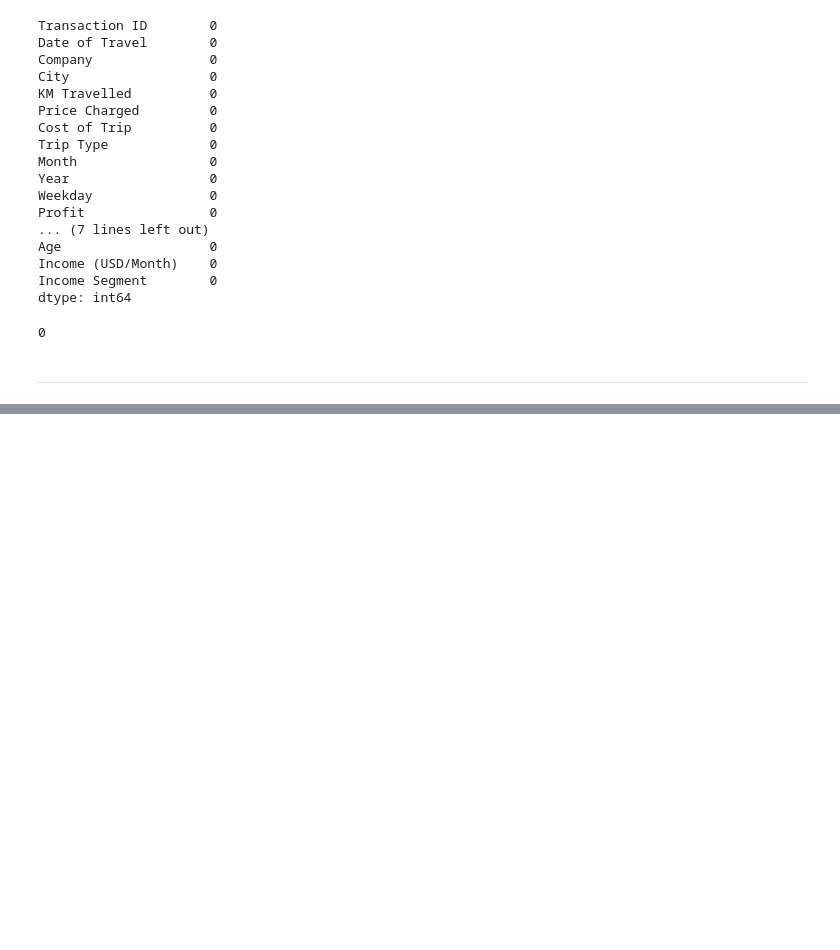
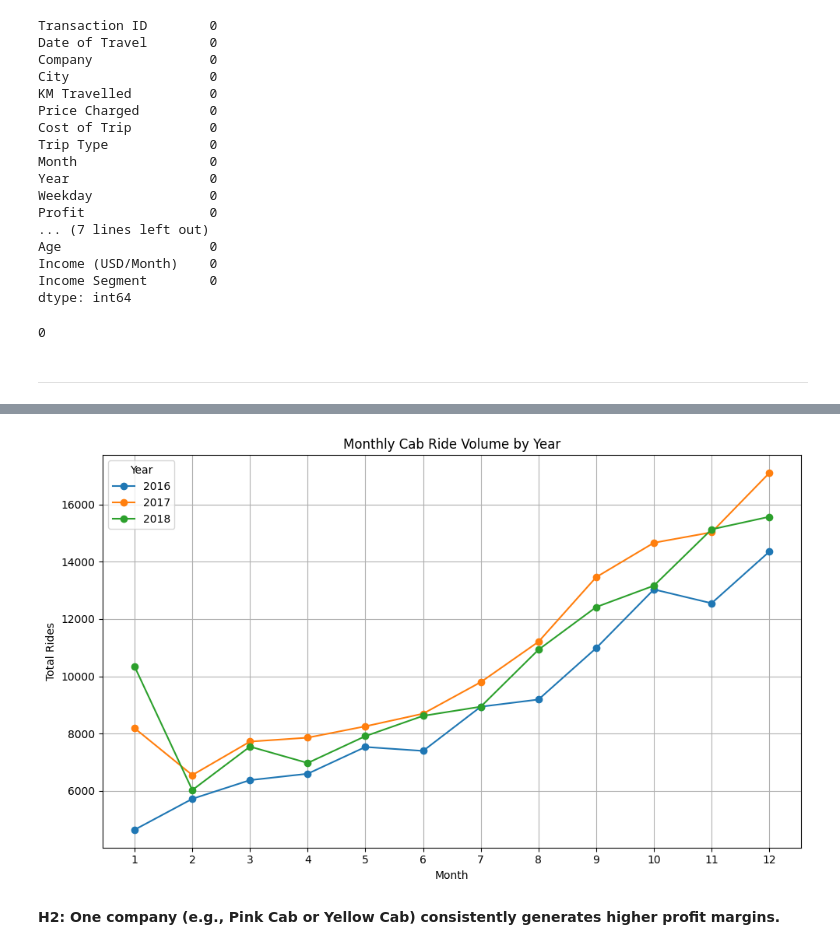
Before and after one commit to AvirukthGT/DataGlacier, a Jupyter notebook: Week2/eda-cab-analysis.ipynb, the cells around one changed output, grey strips where cells are left out. Cells and saved outputs as stored; diff of their text form; code cells hidden in the pictures; blank space fills up the shorter version.

```diff
--- a/Week2/eda-cab-analysis.ipynb
+++ b/Week2/eda-cab-analysis.ipynb
@@ -639,0 +661,17 @@ cab_df.duplicated().sum()
+# %%
+plt.figure(figsize=(10, 6))
+for year in pivot_monthly.columns:
+    plt.plot(pivot_monthly.index, pivot_monthly[year], marker='o', label=year)
+
+plt.title('Monthly Cab Ride Volume by Year')
+plt.xlabel('Month')
+plt.ylabel('Total Rides')
+plt.xticks(range(1, 13))
+plt.legend(title='Year')
+plt.grid(True)
+plt.tight_layout()
+plt.show()
+# %% [output]
+[figure, added]
+# %% [markdown]
+__H2: One company (e.g., Pink Cab or Yellow Cab) consistently generates higher profit margins.__
```
Also changed, not shown: parts of 26 cells of this notebook.
